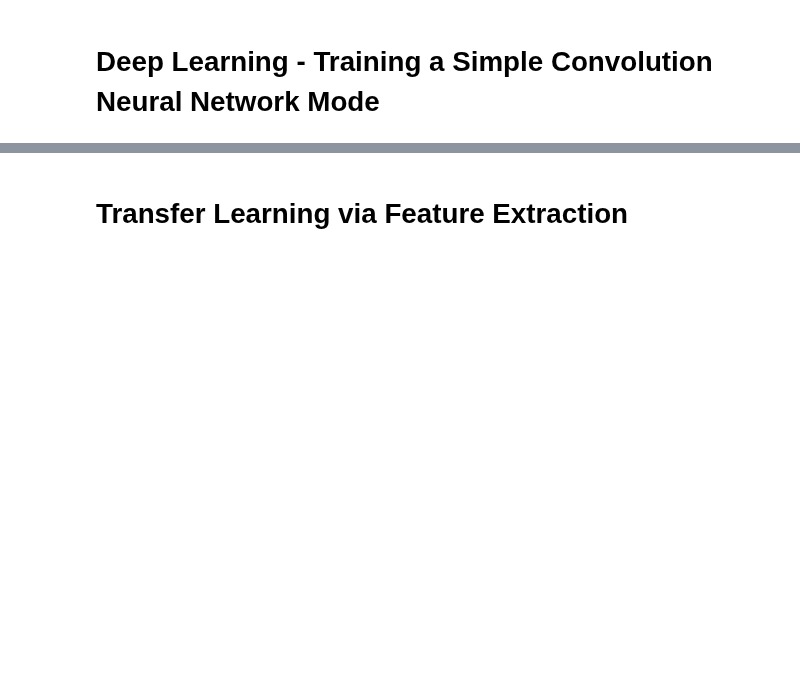
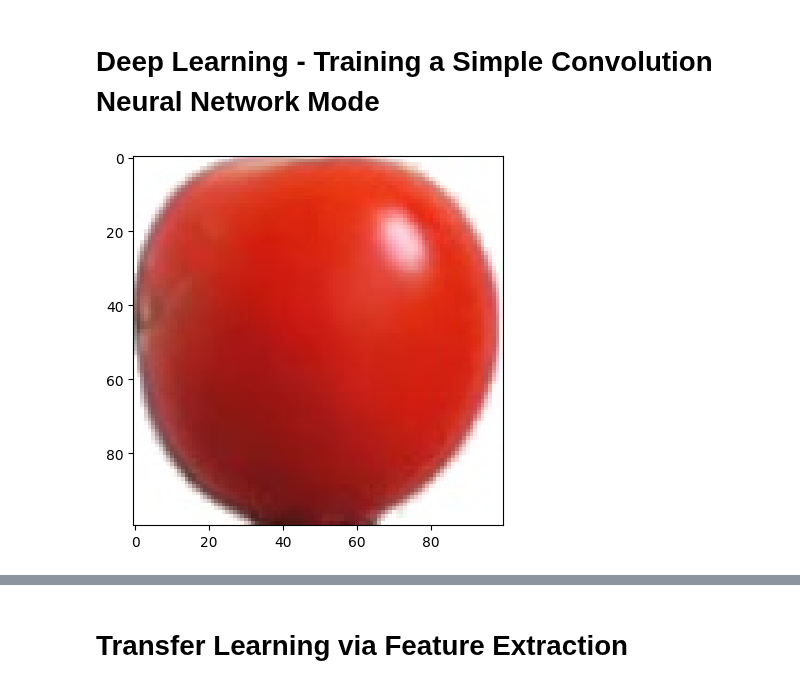
Before and after one commit to million-haileyesus/Machine_Learning_I, a Jupyter notebook: programming assignment.ipynb, the cells around one changed output, grey strips where cells are left out. Cells and saved outputs as stored; diff of their text form; code cells hidden in the pictures; blank space fills up the shorter version.

```diff
--- a/programming assignment.ipynb
+++ b/programming assignment.ipynb
@@ -328,0 +330,5 @@ original_testing_img = get_pixels(original_testing_image)
+# %%
+random_training_image = random.choices(original_training_image)
+plot_img_keypoints(random_training_image[0])
+# %% [output]
+[figure, added]
```
Also changed, not shown: parts of 48 cells of this notebook.
